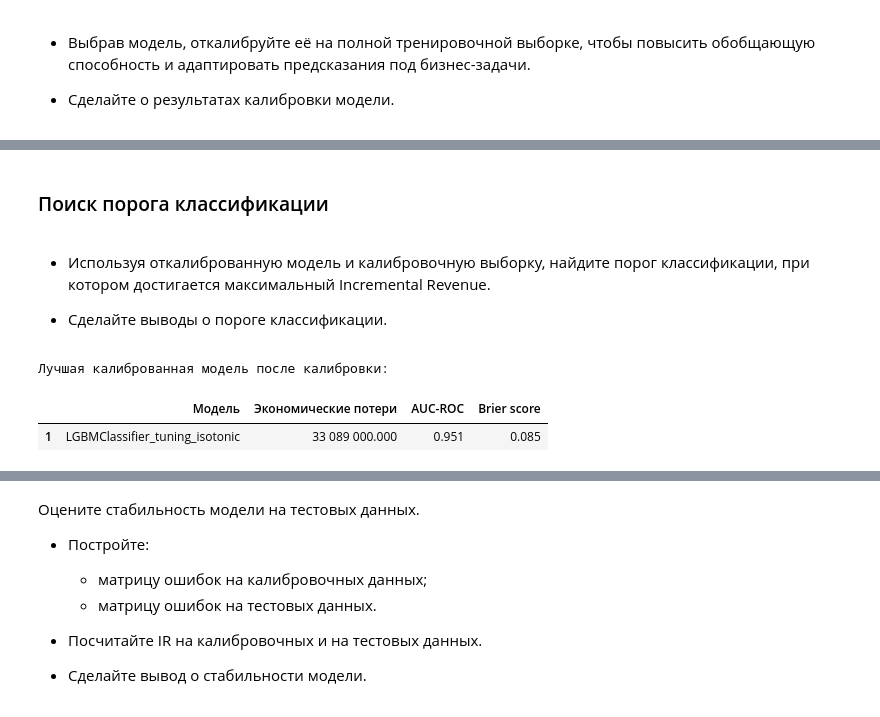
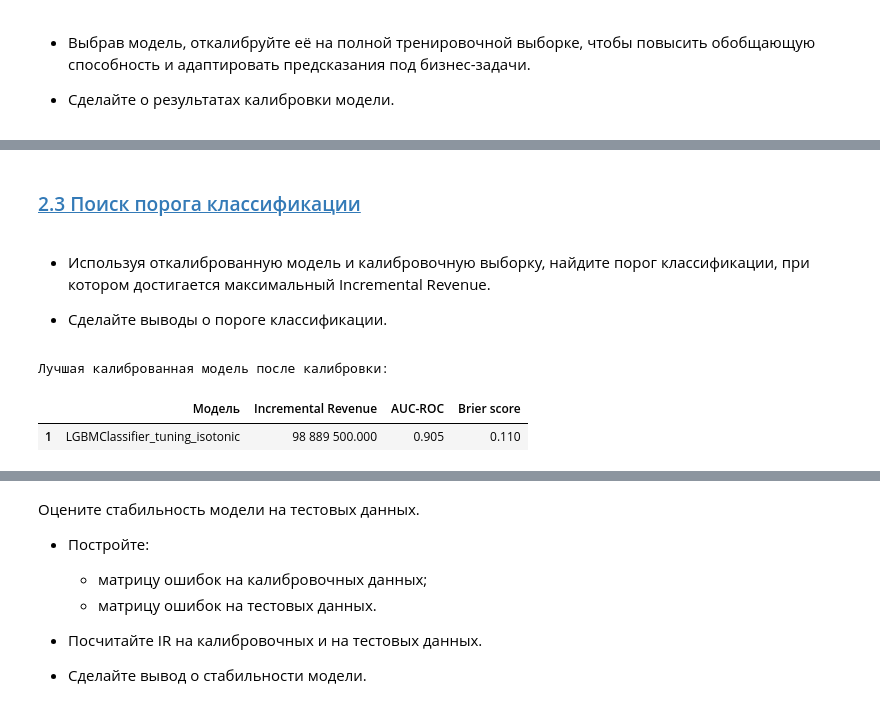
Before and after one commit to MEYakunin/Sprint17_Booking_Cancellation_Predict, a Jupyter notebook: Sprint17_Booking_Cancellation_Predict.ipynb, the cells around one changed output, grey strips where cells are left out. Saved outputs shown, nothing was run; the diff lists cells and outputs as text; code cells hidden in the pictures.

```diff
--- a/Sprint17_Booking_Cancellation_Predict.ipynb
+++ b/Sprint17_Booking_Cancellation_Predict.ipynb
@@ -979,9 +1080,6 @@ def metrics_calc(y_true, y_pred, y_proba):
     '''
     # Матрица ошибок
     tn, fp, fn, tp = confusion_matrix(y_true, y_pred).ravel()
-
-    # Расчет экономического эффекта
-    economic_loss = (fp * COST_FP) + (fn * LOST_REV)
 
     metrics = {
         'Accuracy': accuracy_score(y_true, y_pred),
@@ -993,7 +1091,7 @@ def metrics_calc(y_true, y_pred, y_proba):
         'FP': fp,
         'FN': fn,
         'TN': tn,
-        'Экономические потери': economic_loss
+        'Incremental Revenue': calculate_ir(y_true, y_pred)
     }
 
     return metrics
@@ -1068,14 +1149,10 @@ def fit_predict_cv(model, name_model, X_train, y_train, metrics_result_df, all_m
     cv = StratifiedKFold(n_splits=3, shuffle=True, random_state=RANDOM_STATE)
 
     fold_metrics = []
-    val_size = 2000
 
     for train_idx, val_idx in cv.split(X_train, y_train):
         X_tr, X_val = X_train.iloc[train_idx], X_train.iloc[val_idx]
         y_tr, y_val = y_train.iloc[train_idx], y_train.iloc[val_idx]
-        # Ограничиваем валидационную выборку до 2000 строк
-        # X_val = X_temp.sample(n=val_size, random_state=RANDOM_STATE)
-        # y_val = y_temp.loc[X_val.index]
 
         model = clone(model)
         model.fit(X_tr, y_tr)
@@ -1089,7 +1166,7 @@ def fit_predict_cv(model, name_model, X_train, y_train, metrics_result_df, all_m
     avg_series = pd.DataFrame(fold_metrics).mean(numeric_only=True)
 
     # Преобразуем только нужные колонки в int (счётчики и потери)
-    int_cols = ['TP', 'FP', 'FN', 'TN', 'Экономические потери']
+    int_cols = ['TP', 'FP', 'FN', 'TN', 'Incremental Revenue']
     for col in int_cols:
         if col in avg_series.index:
             avg_series[col] = int(round(avg_series[col]))
@@ -1286,11 +1356,11 @@ And if memory is not enough, you can set `force_col_wise=true`.
 - Сделайте о результатах калибровки модели.
 # %%
 # Фиксируем модель-победитель
-best_model_name = metrics_result_df['Экономические потери'].idxmin()
+best_model_name = metrics_result_df['Incremental Revenue'].idxmax()
 best_model = all_model_dict[best_model_name]
 
 print(f'Лучшая модель: {best_model_name}')
-print(f'Потери: {metrics_result_df.loc[best_model_name, "Экономические потери"]:,} руб.')
+print(f'Потери: {metrics_result_df.loc[best_model_name, "Incremental Revenue"]:,} руб.')
 
 # Обучаем неоткалиброванную модель на полной тренировочной выборке.
 # Калибровочную выборку X_cal не используем - она нужна чистой для поиска порога.
@@ -1377,8 +1447,10 @@ def create_calibrated_model(method, base_model):
     """
     Собирает пайплайн, где последним шагом стоит калиброванная модель.
     """
+    frozen_model = FrozenEstimator(base_model)
+
     calibrated_model = CalibratedClassifierCV(
-        estimator=base_model,
+        estimator=frozen_model,
         method=method,
         cv=cv,
         n_jobs=-1,
@@ -1446,5 +1518,5 @@ display(metrics_result_df)
 # %% [markdown]
-### Поиск порога классификации
+### [2.3 Поиск порога классификации <a id=2_3></a>](#content)
 # %% [markdown]
 - Используя откалиброванную модель и калибровочную выборку, найдите порог классификации, при котором достигается максимальный Incremental Revenue.
 
@@ -1452,28 +1524,28 @@ display(metrics_result_df)
 # %%
 # Выбираем лучшую калиброванную модель
 calibrated_candidates = [f'{best_model_name}_{method}' for method in calibration_methods]
 calibrated_metrics = pd.DataFrame({
     'Модель': calibrated_candidates,
-    'Экономические потери': [metrics_result_df.loc[name, 'Экономические потери'] for name in calibrated_candidates],
+    'Incremental Revenue': [metrics_result_df.loc[name, 'Incremental Revenue'] for name in calibrated_candidates],
     'AUC-ROC': [metrics_result_df.loc[name, 'AUC-ROC'] for name in calibrated_candidates],
     'Brier score': [brier_score_loss(y_cal, proba_cal_dict[name]) for name in calibrated_candidates],
 })
 
 calibrated_metrics = calibrated_metrics.sort_values(
-    ['Экономические потери', 'Brier score', 'AUC-ROC'],
-    ascending=[True, True, False]
+    ['Incremental Revenue', 'Brier score', 'AUC-ROC'],
+    ascending=[False, True, False]
 )
 
 best_calibrated_model_name = calibrated_metrics.iloc[0]['Модель']
 best_calibrated_model = all_model_dict[best_calibrated_model_name]
 best_calibrated_proba = proba_cal_dict[best_calibrated_model_name]
 
 print('Лучшая калиброванная модель после калибровки:')
 display(calibrated_metrics[calibrated_metrics['Модель'] == best_calibrated_model_name])
 # %% [output]
 Лучшая калиброванная модель после калибровки:
-|  | Модель | Экономические потери | AUC-ROC | Brier score |
-| 1 | LGBMClassifier_tuning_isotonic | 33 089 000.000 | 0.951 | 0.085 |
+|  | Модель | Incremental Revenue | AUC-ROC | Brier score |
+| 1 | LGBMClassifier_tuning_isotonic | 98 889 500.000 | 0.905 | 0.110 |
 # %%
 # Поиск оптимального порога классификации на калибровочной выборке
 thresholds = np.linspace(0.05, 1, num=100)
```
Also changed, not shown: parts of 42 cells of this notebook, 4 other files.
